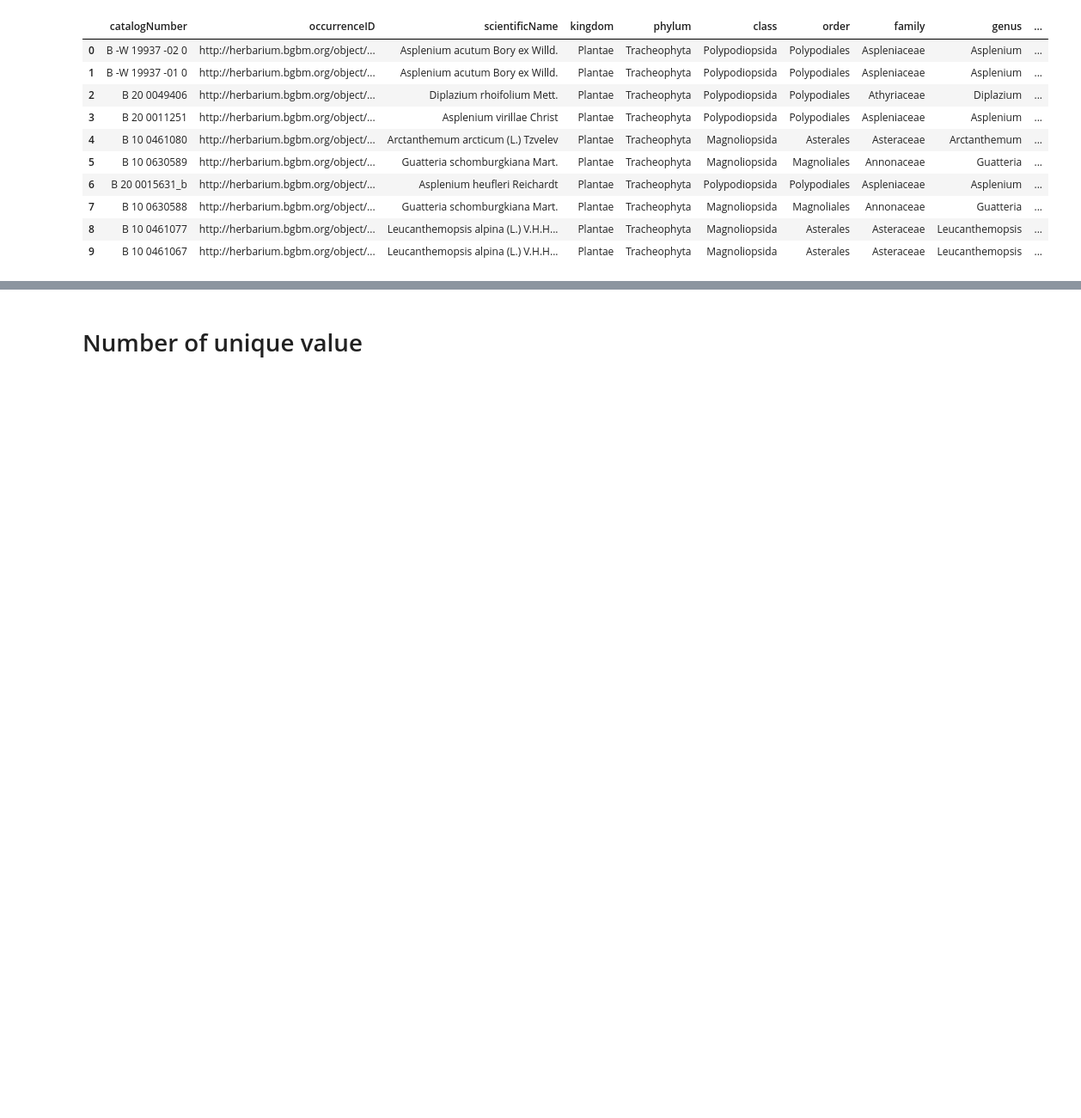
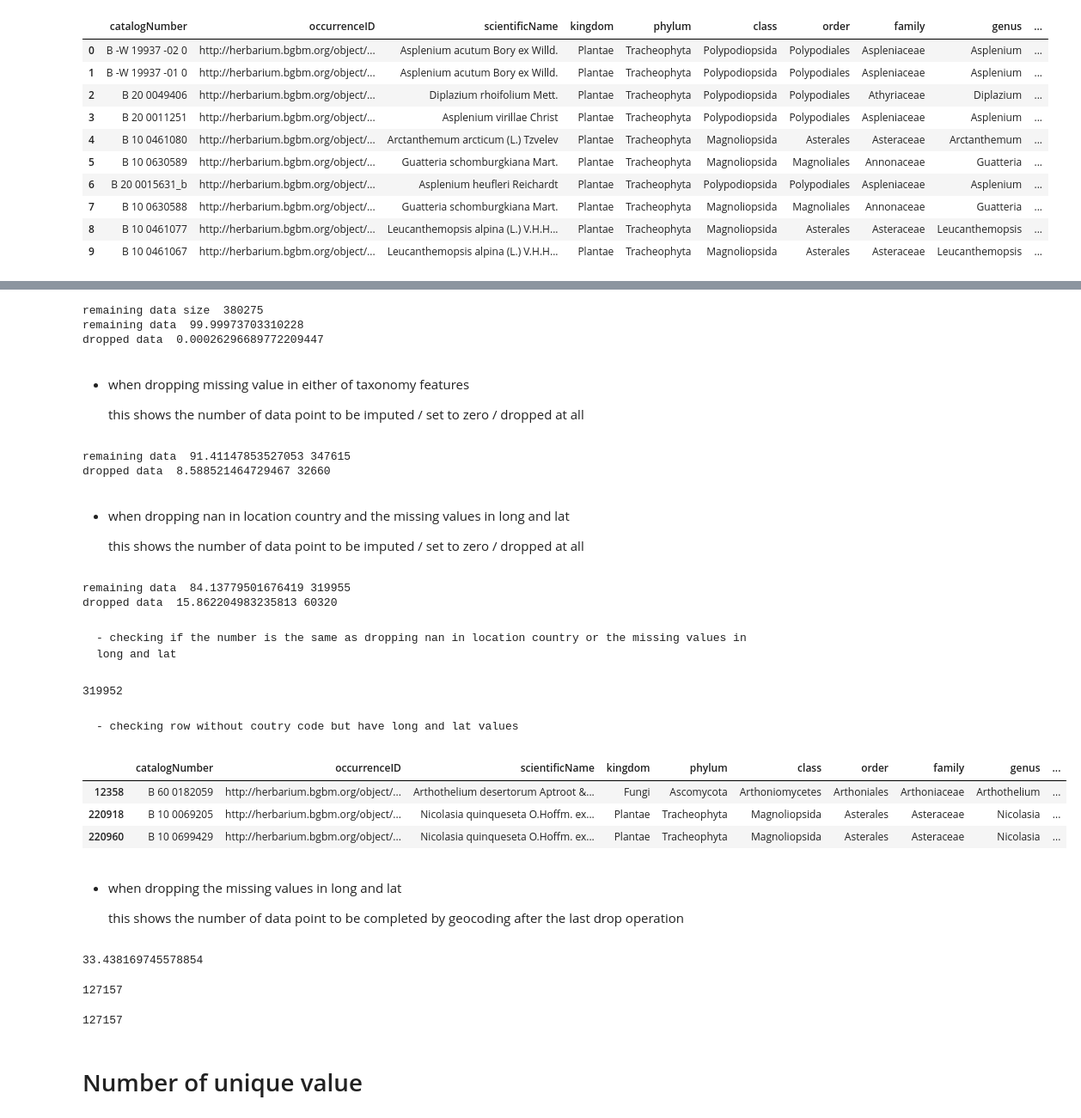
Before and after one commit to irzref/urban-tech, a Jupyter notebook: herbarium-berlin.ipynb, the cells around one changed output, grey strips where cells are left out. Shown at 86% size. Cells and saved outputs as stored; diff of their text form; code cells hidden in the pictures; blank space fills up the shorter version.

Commit message:
adding exploration of missing values

```diff
--- a/herbarium-berlin.ipynb
+++ b/herbarium-berlin.ipynb
@@ -143,7 +143,9 @@ item_df = test_df[[
     'genus',
     'species',
     'countryCode',
-    'locality'
+    'locality',
+    'decimalLatitude',
+    'decimalLongitude'
 ]]
 # %%
 item_df.head(10)
@@ -180,2 +199,71 @@ dtype: float64
+# %%
+item_df_dr_1 = item_df.dropna(how='all', subset=['kingdom', 'phylum', 'class', 'order', 'family', 'genus', 'species'])
+remain_dt_1 = len(item_df_dr_1) * 100 / len(item_df)
+drp_dt_1 = 100 - remain_dt_1
+print("remaining data size ", len(item_df_dr_1))
+print("remaining data ", remain_dt_1)
+print("dropped data ", drp_dt_1)
+# %% [output]
+remaining data size  380275
+remaining data  99.99973703310228
+dropped data  0.00026296689772209447
+# %% [markdown]
+- when dropping missing value in either of taxonomy features
+
+  this shows the number of data point to be imputed / set to zero / dropped at all
+# %%
+item_df_dr_2 = item_df_dr_1.dropna(subset=['kingdom', 'phylum', 'class', 'order', 'family', 'genus', 'species'])
+remain_dt_2 = len(item_df_dr_2) * 100 / len(item_df_dr_1)
+drp_dt_2 = 100 - remain_dt_2
+print("remaining data ", remain_dt_2, len(item_df_dr_2))
+print("dropped data ", drp_dt_2, len(item_df_dr_1) - len(item_df_dr_2))
+# %% [output]
+remaining data  91.41147853527053 347615
+dropped data  8.588521464729467 32660
+# %% [markdown]
+- when dropping nan in location country and the missing values in long and lat
+
+  this shows the number of data point to be imputed / set to zero / dropped at all
+# %%
+item_df_dr_3 = item_df_dr_1.dropna(how='all', subset=['countryCode', 'decimalLatitude', 'decimalLongitude'])
+remain_dt_3 = len(item_df_dr_3) * 100 / len(item_df_dr_1)
+drp_dt_3 = 100 - remain_dt_3
+print("remaining data ", remain_dt_3, len(item_df_dr_3))
+print("dropped data ", drp_dt_3, len(item_df_dr_1) - len(item_df_dr_3))
+# %% [output]
+remaining data  84.13779501676419 319955
+dropped data  15.862204983235813 60320
+# %% [markdown]
+    - checking if the number is the same as dropping nan in location country or the missing values in long and lat
+# %%
+item_df_dr_3_check = item_df_dr_1.dropna(how='all', subset=['countryCode'])
+len(item_df_dr_3_check)
+# %% [output]
+319952
+# %% [markdown]
+    - checking row without coutry code but have long and lat values
+# %%
+item_df_dr_3[item_df_dr_3['countryCode'].isna()]
+# %% [output]
+|  | catalogNumber | occurrenceID | scientificName | kingdom | phylum | class | order | family | genus | ... |
+| 12358 | B 60 0182059 | http://herbarium.bgbm.org/object/... | Arthothelium desertorum Aptroot &... | Fungi | Ascomycota | Arthoniomycetes | Arthoniales | Arthoniaceae | Arthothelium | ... |
+| 220918 | B 10 0069205 | http://herbarium.bgbm.org/object/... | Nicolasia quinqueseta O.Hoffm. ex... | Plantae | Tracheophyta | Magnoliopsida | Asterales | Asteraceae | Nicolasia | ... |
+| 220960 | B 10 0699429 | http://herbarium.bgbm.org/object/... | Nicolasia quinqueseta O.Hoffm. ex... | Plantae | Tracheophyta | Magnoliopsida | Asterales | Asteraceae | Nicolasia | ... |
+# %% [markdown]
+- when dropping the missing values in long and lat
+
+  this shows the number of data point to be completed by geocoding after the last drop operation
+# %%
+len(item_df_dr_3[item_df_dr_3['decimalLatitude'].isna() & item_df_dr_3['decimalLongitude'].isna() & item_df_dr_3['countryCode'].notna()]) * 100 / len(item_df_dr_1)
+# %% [output]
+33.438169745578854
+# %%
+len(item_df_dr_3[item_df_dr_3['decimalLatitude'].isna() & item_df_dr_3['decimalLongitude'].isna() & item_df_dr_3['countryCode'].notna()])
+# %% [output]
+127157
+# %%
+len(item_df_dr_3[item_df_dr_3['decimalLatitude'].isna()])
+# %% [output]
+127157
 # %% [markdown]
 # Number of unique value
```
Also changed, not shown: parts of 9 cells of this notebook.
